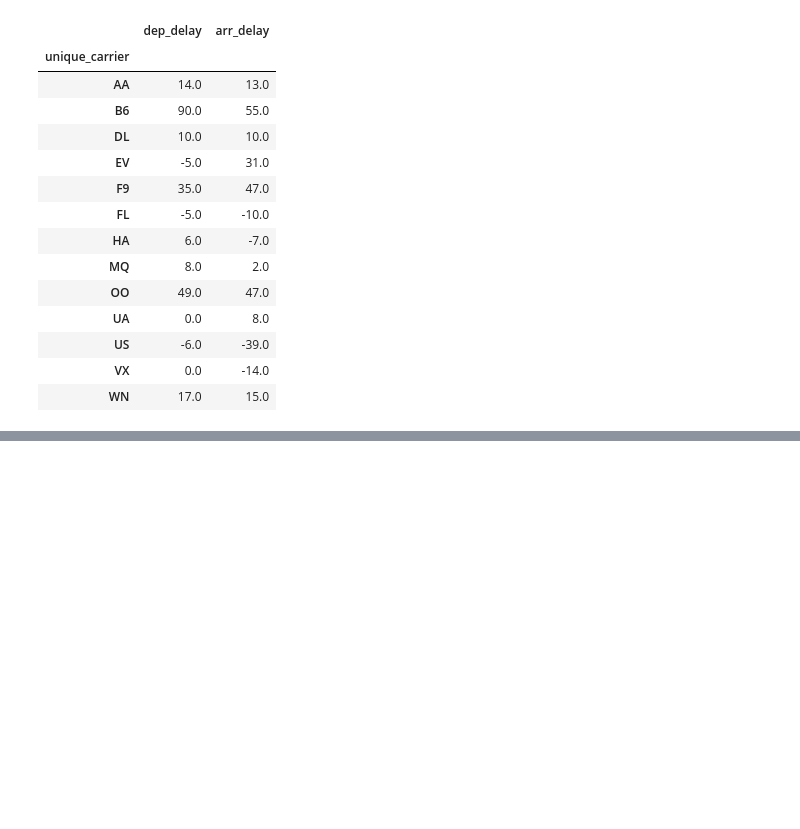
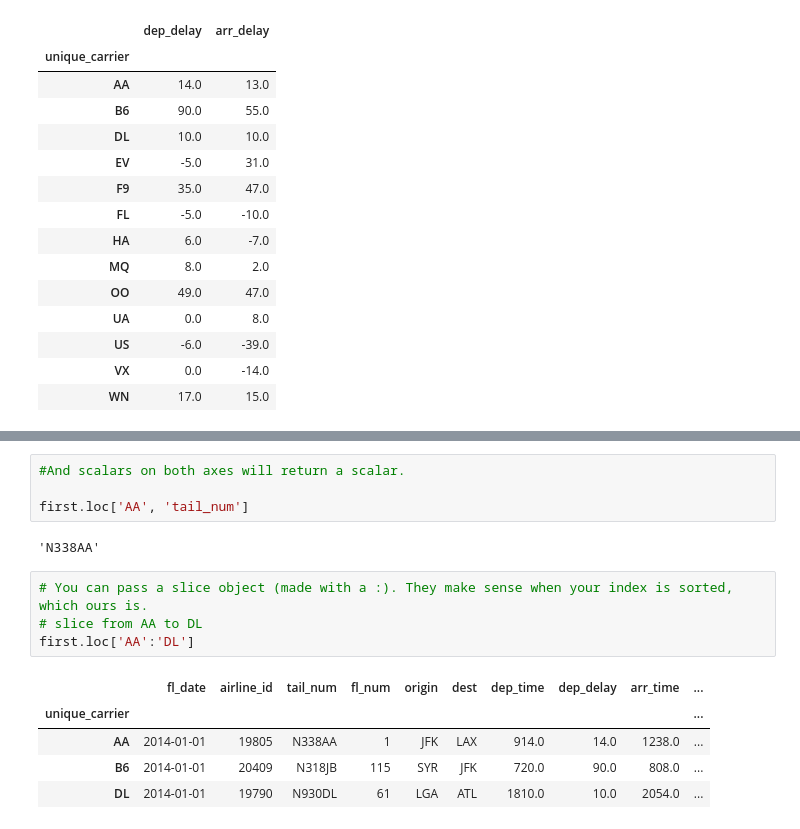
Before and after one commit to abhisam/PadhAI_Notebooks, a Jupyter notebook: pandas_tutorials.ipynb, the cells around one changed output, grey strips where cells are left out. Drawn from its saved outputs; the diff is of its cells as text; blank space fills up the shorter version.

```diff
--- a/pandas_tutorials.ipynb
+++ b/pandas_tutorials.ipynb
@@ -324,0 +436,16 @@ Name: origin, dtype: int64
+# %%
+#And scalars on both axes will return a scalar.
+
+first.loc['AA', 'tail_num']
+# %% [output]
+'N338AA'
+# %%
+# You can pass a slice object (made with a :). They make sense when your index is sorted, which ours is.
+# slice from AA to DL
+first.loc['AA':'DL']
+# %% [output]
+|  | fl_date | airline_id | tail_num | fl_num | origin | dest | dep_time | dep_delay | arr_time | ... |
+| unique_carrier |  |  |  |  |  |  |  |  |  | ... |
+| AA | 2014-01-01 | 19805 | N338AA | 1 | JFK | LAX | 914.0 | 14.0 | 1238.0 | ... |
+| B6 | 2014-01-01 | 20409 | N318JB | 115 | SYR | JFK | 720.0 | 90.0 | 808.0 | ... |
+| DL | 2014-01-01 | 19790 | N930DL | 61 | LGA | ATL | 1810.0 | 10.0 | 2054.0 | ... |
```
Also changed, not shown: parts of 22 cells of this notebook.
